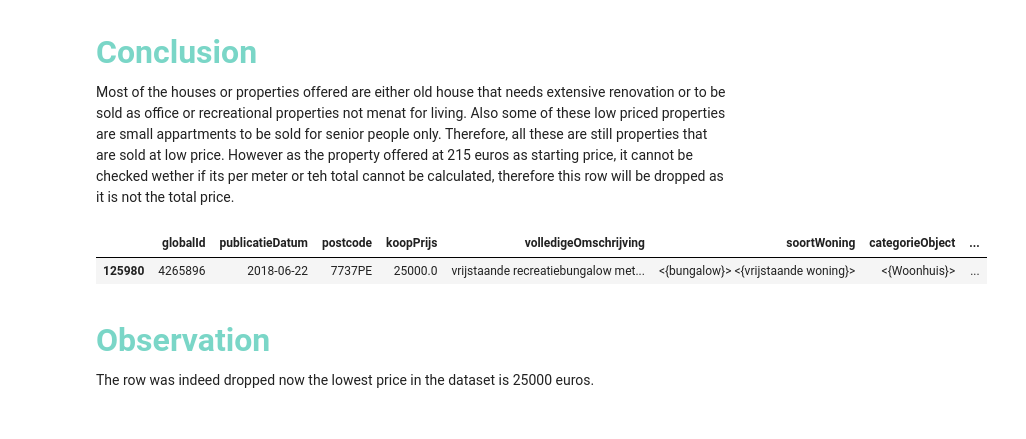
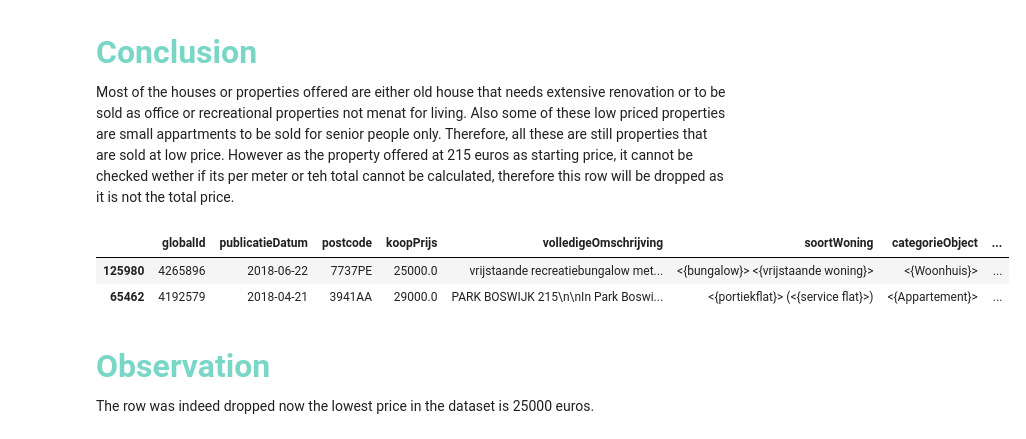
Before and after one commit to Josey-mc2/House-pricing-analysis, a Jupyter notebook: funda_analysis_ai_resit.ipynb, the cells around one changed output. Cells and saved outputs as stored; diff of their text form; code cells hidden in the pictures.

```diff
--- a/funda_analysis_ai_resit.ipynb
+++ b/funda_analysis_ai_resit.ipynb
@@ -1309,17 +1318,21 @@ display(selected_rows)
 
 Most of the houses or properties offered are either old house that needs extensive renovation or to be sold as office or recreational properties not menat for living. Also some of these low priced properties are small appartments to be sold for senior people only. Therefore, all these are still properties that are sold at low price. However as the property offered at 215 euros as starting price, it cannot be checked wether if its per meter or teh total cannot be calculated, therefore this row will be dropped as it is not the total price.
 # %%
-# Drop the row where koopPrijs is 215
+# Set pandas display options to limit column width to 50 characters
+pd.set_option('display.max_colwidth', 50)
+
+# Drop the row where 'koopPrijs' is 215
 funda = df_funda_imputed_completed[df_funda_imputed_completed['koopPrijs'] != 215]
 
-# Sort in ascending order based on koopPrijs (or any preferred column)
+# Sort in ascending order based on 'koopPrijs'
 funda_cleaned = funda.sort_values(by='koopPrijs', ascending=True)
 
-# Display the first row of the sorted DataFrame
-funda_cleaned.head(1)
+# Display the first two rows of the sorted DataFrame
+funda_cleaned.head(2)
 # %% [output]
 |  | globalId | publicatieDatum | postcode | koopPrijs | volledigeOmschrijving | soortWoning | categorieObject | ... |
 | 125980 | 4265896 | 2018-06-22 | 7737PE | 25000.0 | vrijstaande recreatiebungalow met... | <{bungalow}> <{vrijstaande woning}> | <{Woonhuis}> | ... |
+| 65462 | 4192579 | 2018-04-21 | 3941AA | 29000.0 | PARK BOSWIJK 215\n\nIn Park Boswi... | <{portiekflat}> (<{service flat}>) | <{Appartement}> | ... |
 # %% [markdown]
 #### <span style="color:#7AD6C7; font-family:'Times New Roman'; font-size:32px;">**Observation**</span>
 
```
Also changed, not shown: parts of 32 cells of this notebook.
